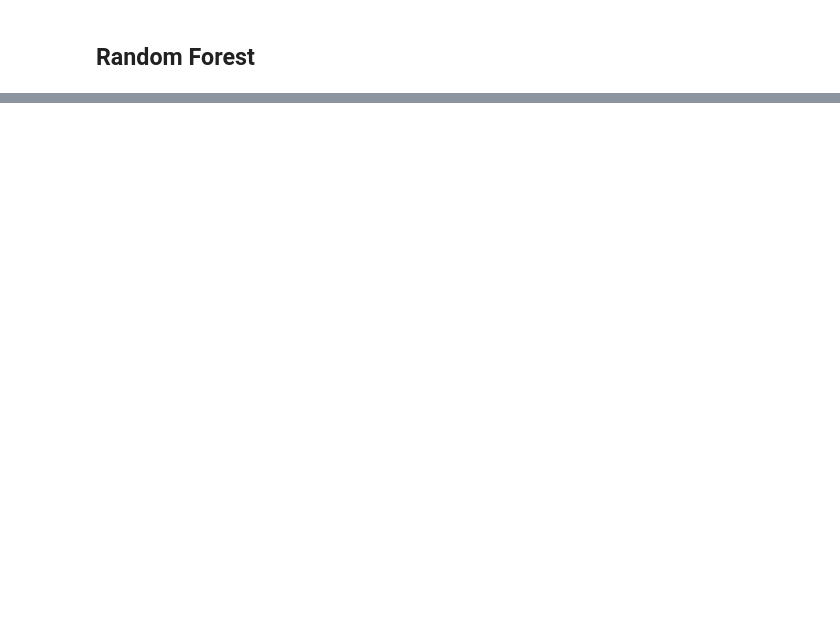
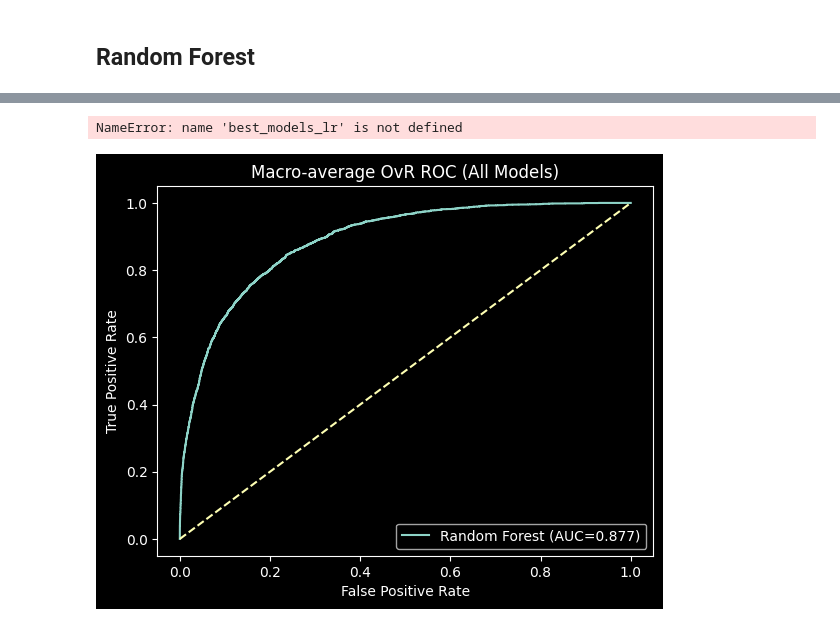
Before and after one commit to Willow7T/DLnML_Trainings, a Jupyter notebook: testing.ipynb, the cells around one changed output, grey strips where cells are left out. Cells and saved outputs as stored; diff of their text form; code cells hidden in the pictures; blank space fills up the shorter version.

```diff
--- a/testing.ipynb
+++ b/testing.ipynb
@@ -807,0 +1131,31 @@ Gradient Boosting: {'learning_rate': 0.1, 'max_depth': 5, 'n_estimators': 200, '
+# %%
+results = []
+
+for name, model in best_models_lr.items():
+    res = evaluate_multiclass_model(
+        model,
+        X_test,
+        y_test,
+        class_labels=np.unique(y_test),
+        model_name=name
+    )
+    results.append(res)
+# %% [output]
+NameError: name 'best_models_lr' is not defined
+# %%
+plt.figure()
+for r in results:
+    plt.plot(
+        r["fpr"]["micro"],
+        r["tpr"]["micro"],
+        label=f"{r['model']} (AUC={r['macro_auc']:.3f})"
+    )
+
+plt.plot([0, 1], [0, 1], linestyle="--")
+plt.xlabel("False Positive Rate")
+plt.ylabel("True Positive Rate")
+plt.title("Macro-average OvR ROC (All Models)")
+plt.legend()
+plt.show()
+# %% [output]
+[figure, added]
```
Also changed, not shown: parts of 15 cells of this notebook, 1 other file.
